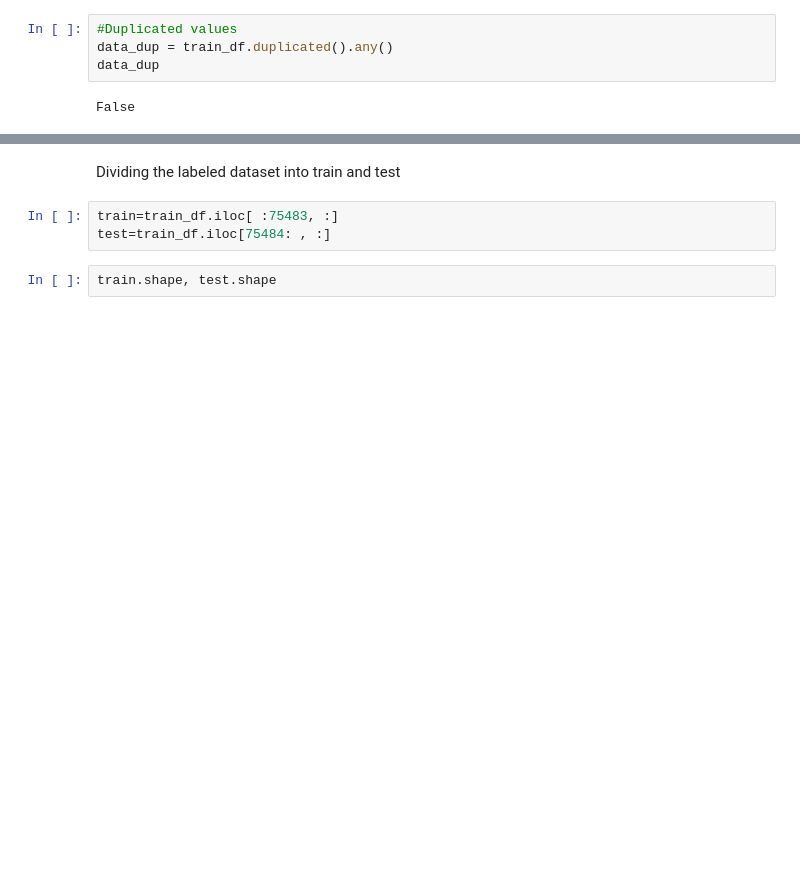
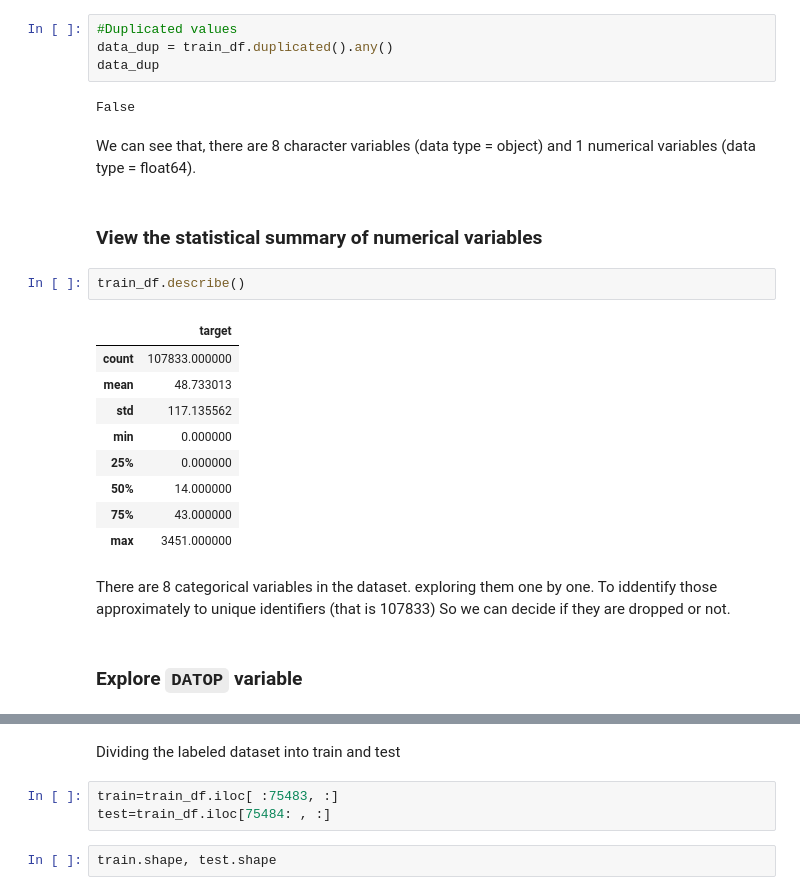
Before and after one commit to rkamulegeya/flight_delay_prediction, a Jupyter notebook: work.ipynb, the cells around one changed output, grey strips where cells are left out. Saved outputs shown, nothing was run; the diff lists cells and outputs as text; blank space fills up the shorter version.

Commit message:
More EDA on categorical variables checking for  approximate unique identifiers / drop columns

```diff
--- a/work.ipynb
+++ b/work.ipynb
@@ -93,3 +132,26 @@ data_dup = train_df.duplicated().any()
 data_dup
 # %% [output]
 False
+# %% [markdown]
+
+We can see that, there are 8 character variables (data type = object) and 1 numerical variables (data type = float64).
+# %% [markdown]
+### View the statistical summary of numerical variables
+# %%
+train_df.describe()
+# %% [output]
+|  | target |
+| count | 107833.000000 |
+| mean | 48.733013 |
+| std | 117.135562 |
+| min | 0.000000 |
+| 25% | 0.000000 |
+| 50% | 14.000000 |
+| 75% | 43.000000 |
+| max | 3451.000000 |
+# %% [markdown]
+There are 8 categorical variables in the dataset. exploring them one by one.
+To iddentify those approximately to unique identifiers (that is 107833)
+So we can decide if they are dropped or not.
+# %% [markdown]
+### Explore `DATOP` variable
```
Also changed, not shown: parts of 49 cells of this notebook.
